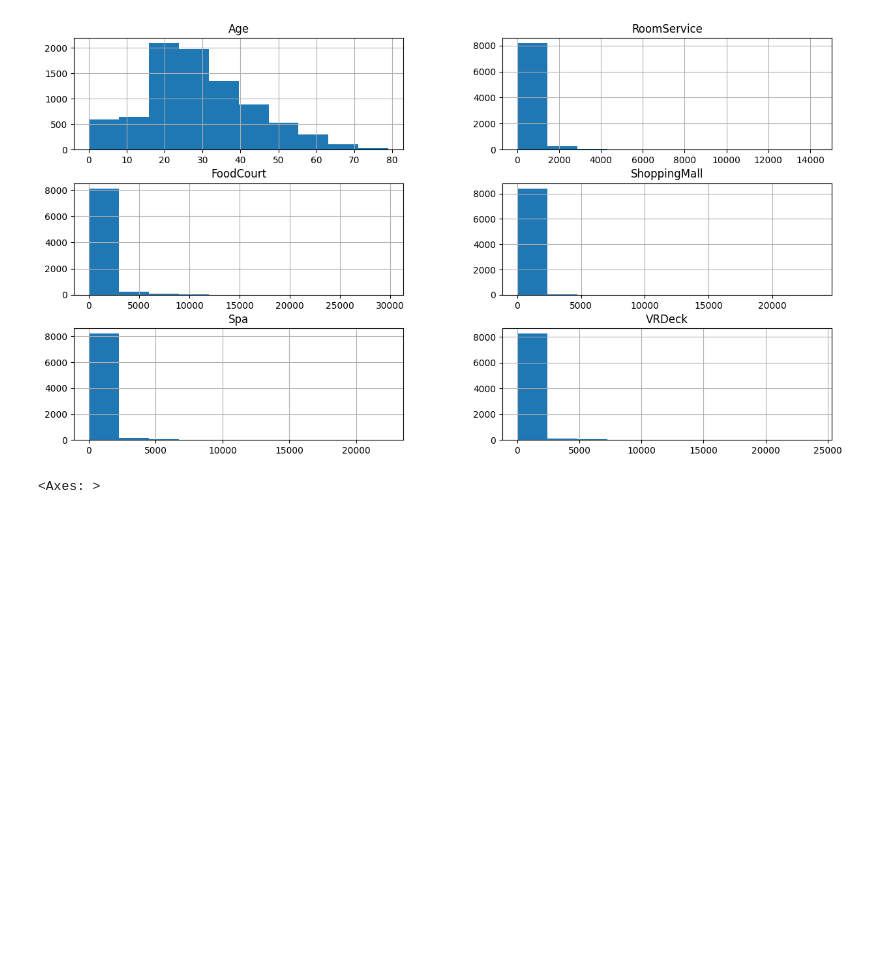
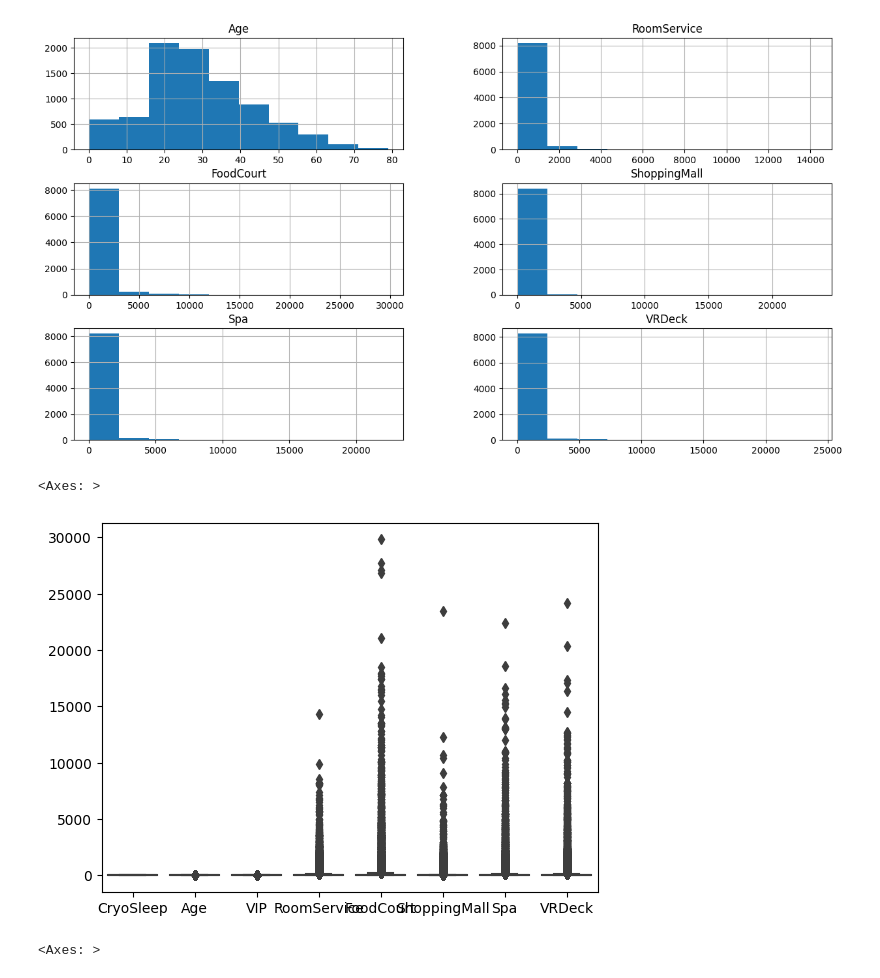
Before and after one commit to JPBergmann/Kaggle-Spaceship-Titanic, a Jupyter notebook: Spaceship_Traditional_ML.ipynb, the cells around one changed output. Drawn from its saved outputs; the diff is of its cells as text; code cells hidden in the pictures; blank space fills up the shorter version.

```diff
--- a/Spaceship_Traditional_ML.ipynb
+++ b/Spaceship_Traditional_ML.ipynb
@@ -257,3 +257,8 @@ array([[<Axes: title={'center': 'Age'}>,
        [<Axes: title={'center': 'Spa'}>,
         <Axes: title={'center': 'VRDeck'}>]], dtype=object)
 [figure]
+# %%
+sns.boxplot(X)
+# %% [output]
+<Axes: >
+[figure, added]
```
Also changed, not shown: parts of 14 cells of this notebook.
